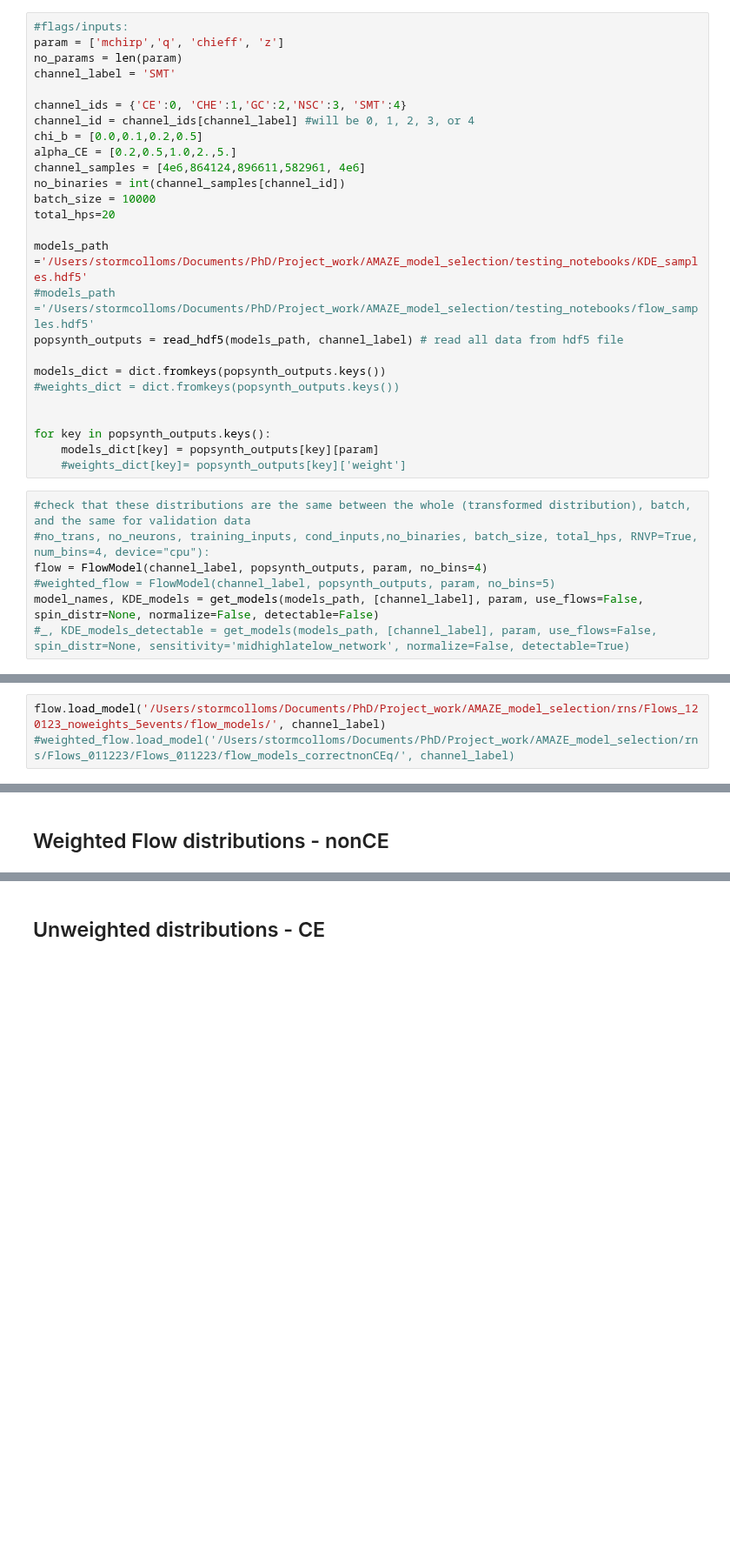
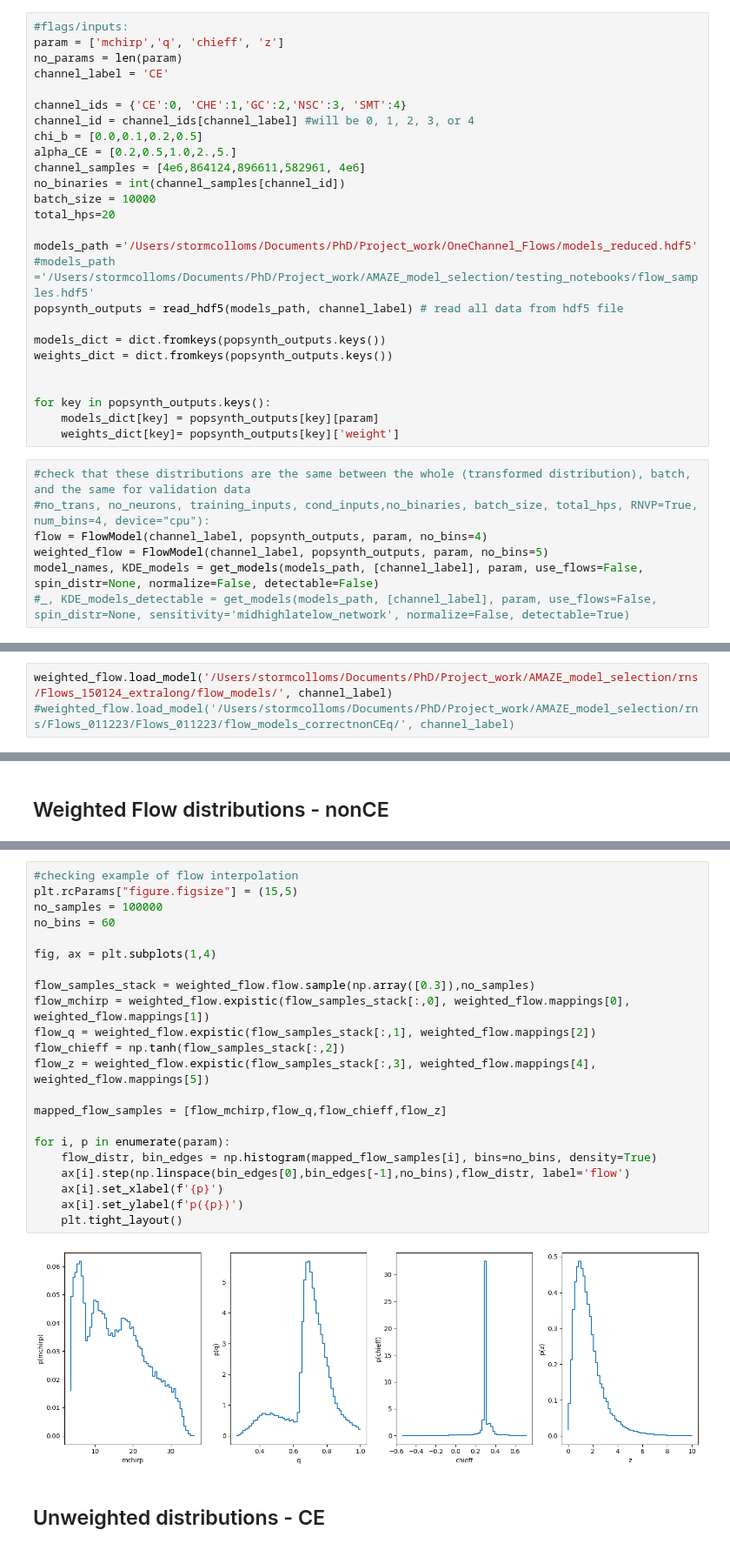
Before and after one commit to scolloms/AMAZE_model_selection, a Jupyter notebook: flow_models/check_trained_distribution.ipynb, the cells around one changed output, grey strips where cells are left out. Shown at 87% size. Saved outputs shown, nothing was run; the diff lists cells and outputs as text; blank space fills up the shorter version.

Commit message:
plot interpolated distributions, hist lnprb

```diff
--- a/flow_models/check_trained_distribution.ipynb
+++ b/flow_models/check_trained_distribution.ipynb
@@ -28,7 +26,7 @@ glasflow is using its own internal version of nflows
 #flags/inputs:
 param = ['mchirp','q', 'chieff', 'z']
 no_params = len(param)
-channel_label = 'SMT'
+channel_label = 'CE'
 
 channel_ids = {'CE':0, 'CHE':1,'GC':2,'NSC':3, 'SMT':4}
 channel_id = channel_ids[channel_label] #will be 0, 1, 2, 3, or 4
@@ -39,22 +37,22 @@ no_binaries = int(channel_samples[channel_id])
 batch_size = 10000
 total_hps=20
 
-models_path ='/Users/stormcolloms/Documents/PhD/Project_work/AMAZE_model_selection/testing_notebooks/KDE_samples.hdf5'
+models_path ='/Users/stormcolloms/Documents/PhD/Project_work/OneChannel_Flows/models_reduced.hdf5'
 #models_path ='/Users/stormcolloms/Documents/PhD/Project_work/AMAZE_model_selection/testing_notebooks/flow_samples.hdf5'
 popsynth_outputs = read_hdf5(models_path, channel_label) # read all data from hdf5 file
 
 models_dict = dict.fromkeys(popsynth_outputs.keys())
-#weights_dict = dict.fromkeys(popsynth_outputs.keys())
+weights_dict = dict.fromkeys(popsynth_outputs.keys())
 
 
 for key in popsynth_outputs.keys():
     models_dict[key] = popsynth_outputs[key][param]
-    #weights_dict[key]= popsynth_outputs[key]['weight']
+    weights_dict[key]= popsynth_outputs[key]['weight']
 # %%
 #check that these distributions are the same between the whole (transformed distribution), batch, and the same for validation data
 #no_trans, no_neurons, training_inputs, cond_inputs,no_binaries, batch_size, total_hps, RNVP=True, num_bins=4, device="cpu"):
 flow = FlowModel(channel_label, popsynth_outputs, param, no_bins=4)
-#weighted_flow = FlowModel(channel_label, popsynth_outputs, param, no_bins=5)
+weighted_flow = FlowModel(channel_label, popsynth_outputs, param, no_bins=5)
 model_names, KDE_models = get_models(models_path, [channel_label], param, use_flows=False, spin_distr=None, normalize=False, detectable=False)
 #_, KDE_models_detectable = get_models(models_path, [channel_label], param, use_flows=False, spin_distr=None, sensitivity='midhighlatelow_network', normalize=False, detectable=True)
 # %%
@@ -73,7 +71,7 @@ while ctr < Nhyper:
         submodels_dict[ctr][idx] = model
     ctr += 1
 # %%
-flow.load_model('/Users/stormcolloms/Documents/PhD/Project_work/AMAZE_model_selection/rns/Flows_120123_noweights_5events/flow_models/', channel_label)
+weighted_flow.load_model('/Users/stormcolloms/Documents/PhD/Project_work/AMAZE_model_selection/rns/Flows_150124_extralong/flow_models/', channel_label)
 #weighted_flow.load_model('/Users/stormcolloms/Documents/PhD/Project_work/AMAZE_model_selection/rns/Flows_011223/Flows_011223/flow_models_correctnonCEq/', channel_label)
 # %% [markdown]
 ## Unweighted flow distributions - nonCE
@@ -155,3 +153,27 @@ for chi_b_id, xb in enumerate(chi_b):
+# %%
+#checking example of flow interpolation
+plt.rcParams["figure.figsize"] = (15,5)
+no_samples = 100000
+no_bins = 60
+
+fig, ax = plt.subplots(1,4)
+
+flow_samples_stack = weighted_flow.flow.sample(np.array([0.3]),no_samples)
+flow_mchirp = weighted_flow.expistic(flow_samples_stack[:,0], weighted_flow.mappings[0], weighted_flow.mappings[1])
+flow_q = weighted_flow.expistic(flow_samples_stack[:,1], weighted_flow.mappings[2])
+flow_chieff = np.tanh(flow_samples_stack[:,2])
+flow_z = weighted_flow.expistic(flow_samples_stack[:,3], weighted_flow.mappings[4], weighted_flow.mappings[5])
+
+mapped_flow_samples = [flow_mchirp,flow_q,flow_chieff,flow_z]
+
+for i, p in enumerate(param):
+    flow_distr, bin_edges = np.histogram(mapped_flow_samples[i], bins=no_bins, density=True)
+    ax[i].step(np.linspace(bin_edges[0],bin_edges[-1],no_bins),flow_distr, label='flow')
+    ax[i].set_xlabel(f'{p}')
+    ax[i].set_ylabel(f'p({p})')
+    plt.tight_layout()
+# %% [output]
+[figure, added]
 # %% [markdown]
 ## Unweighted distributions - CE
 # %%
```
Also changed, not shown: parts of 9 cells of this notebook.
